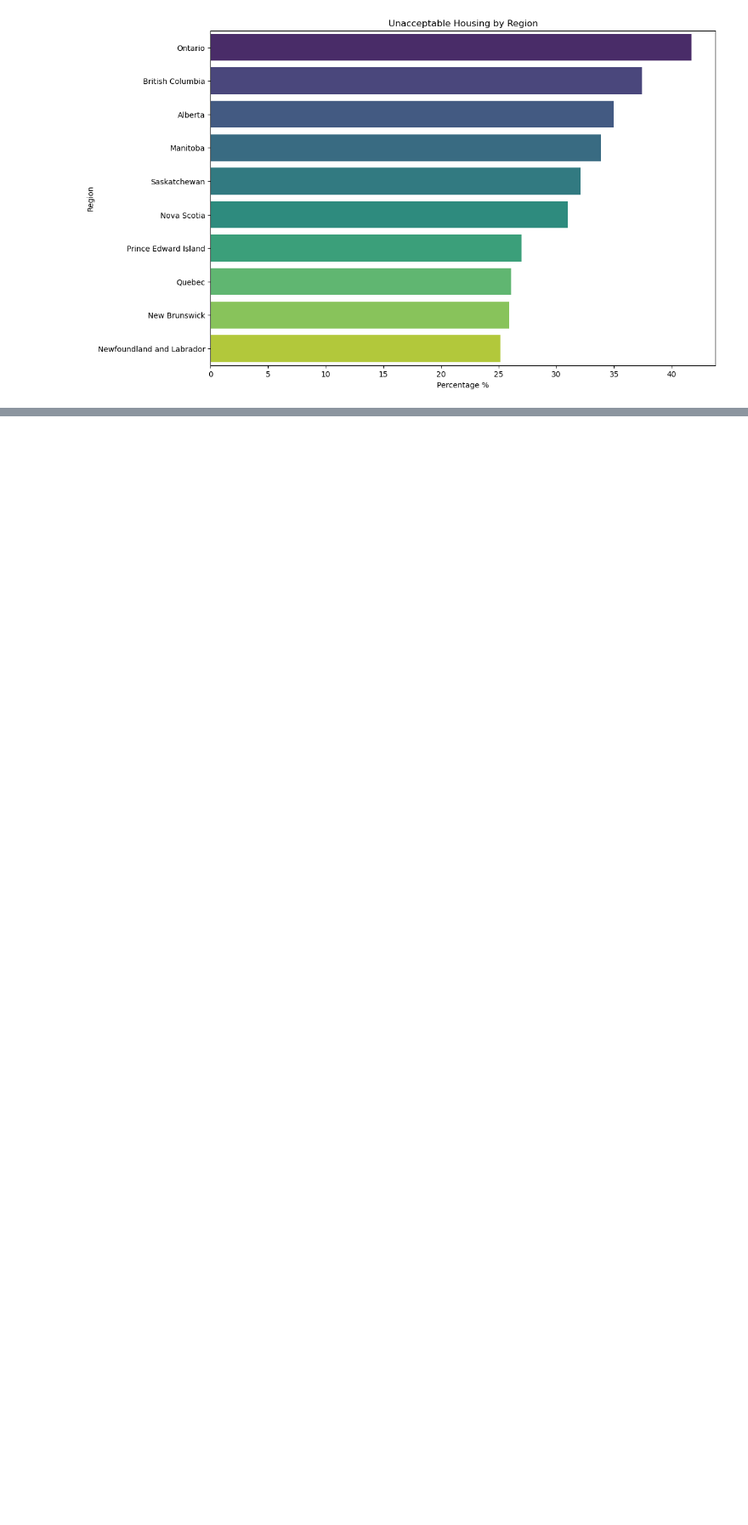
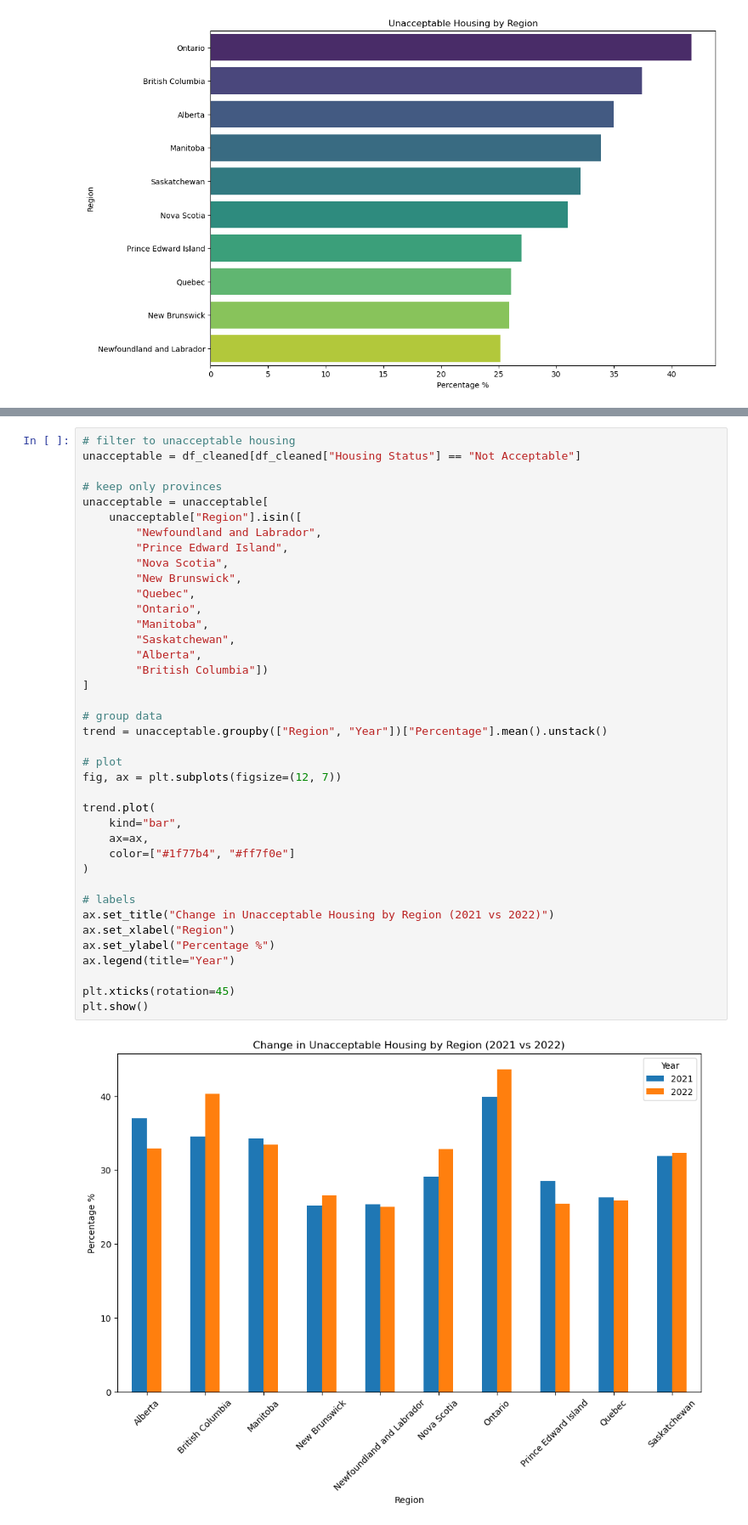
Before and after one commit to samnsinclair-oss/canadian-housing-analysis, a Jupyter notebook: notebooks/analysis.ipynb, the cells around one changed output, grey strips where cells are left out. Shown at 85% size. Drawn from its saved outputs; the diff is of its cells as text; blank space fills up the shorter version.

Commit message:
Add Third visualization - grouped bar chart - unacceptable housing across 2021-2022

```diff
--- a/notebooks/analysis.ipynb
+++ b/notebooks/analysis.ipynb
@@ -424,0 +429,41 @@ Overall, the chart highlights regional disparities in housing conditions and sho
+# %%
+# filter to unacceptable housing
+unacceptable = df_cleaned[df_cleaned["Housing Status"] == "Not Acceptable"]
+
+# keep only provinces
+unacceptable = unacceptable[
+    unacceptable["Region"].isin([
+        "Newfoundland and Labrador",
+        "Prince Edward Island",
+        "Nova Scotia",
+        "New Brunswick",
+        "Quebec",
+        "Ontario",
+        "Manitoba",
+        "Saskatchewan",
+        "Alberta",
+        "British Columbia"])
+]
+
+# group data
+trend = unacceptable.groupby(["Region", "Year"])["Percentage"].mean().unstack()
+
+# plot
+fig, ax = plt.subplots(figsize=(12, 7))
+
+trend.plot(
+    kind="bar",
+    ax=ax,
+    color=["#1f77b4", "#ff7f0e"]
+)
+
+# labels
+ax.set_title("Change in Unacceptable Housing by Region (2021 vs 2022)")
+ax.set_xlabel("Region")
+ax.set_ylabel("Percentage %")
+ax.legend(title="Year")
+
+plt.xticks(rotation=45)
+plt.show()
+# %% [output]
+[figure, added]
```
Also changed, not shown: parts of 5 cells of this notebook.
